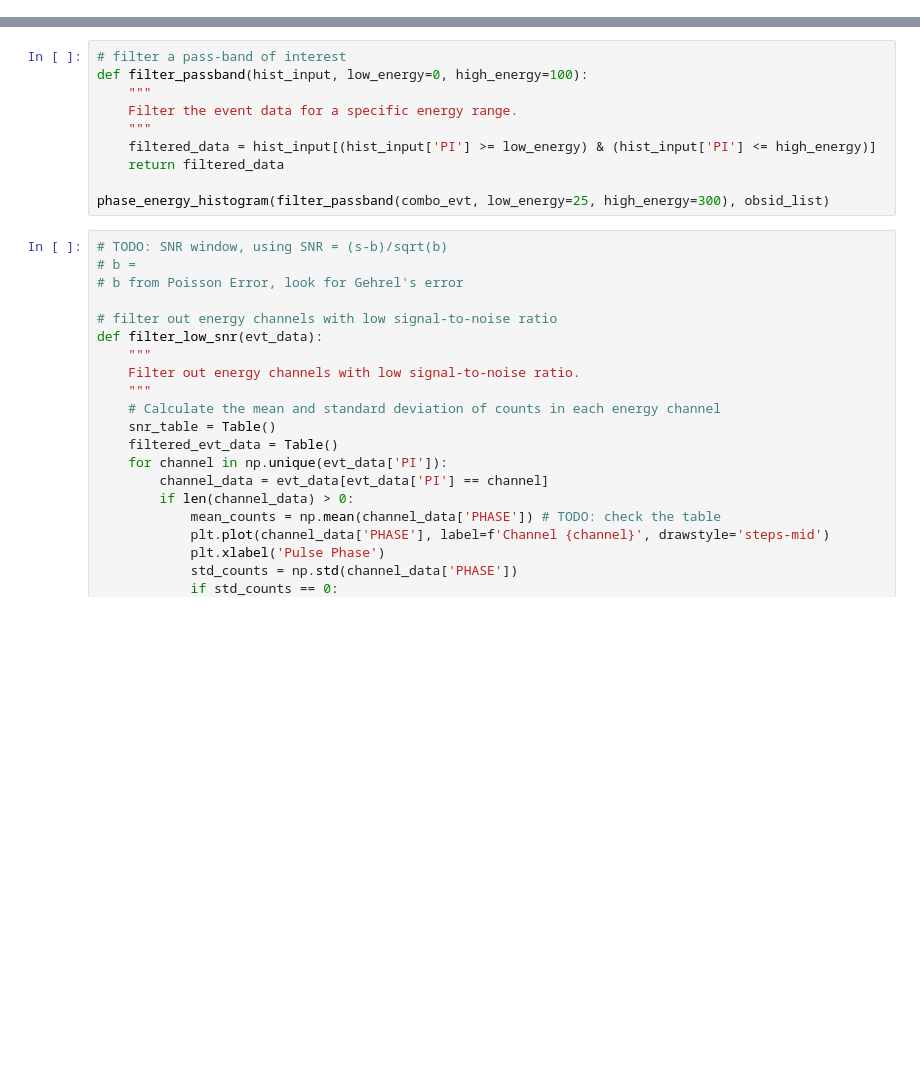
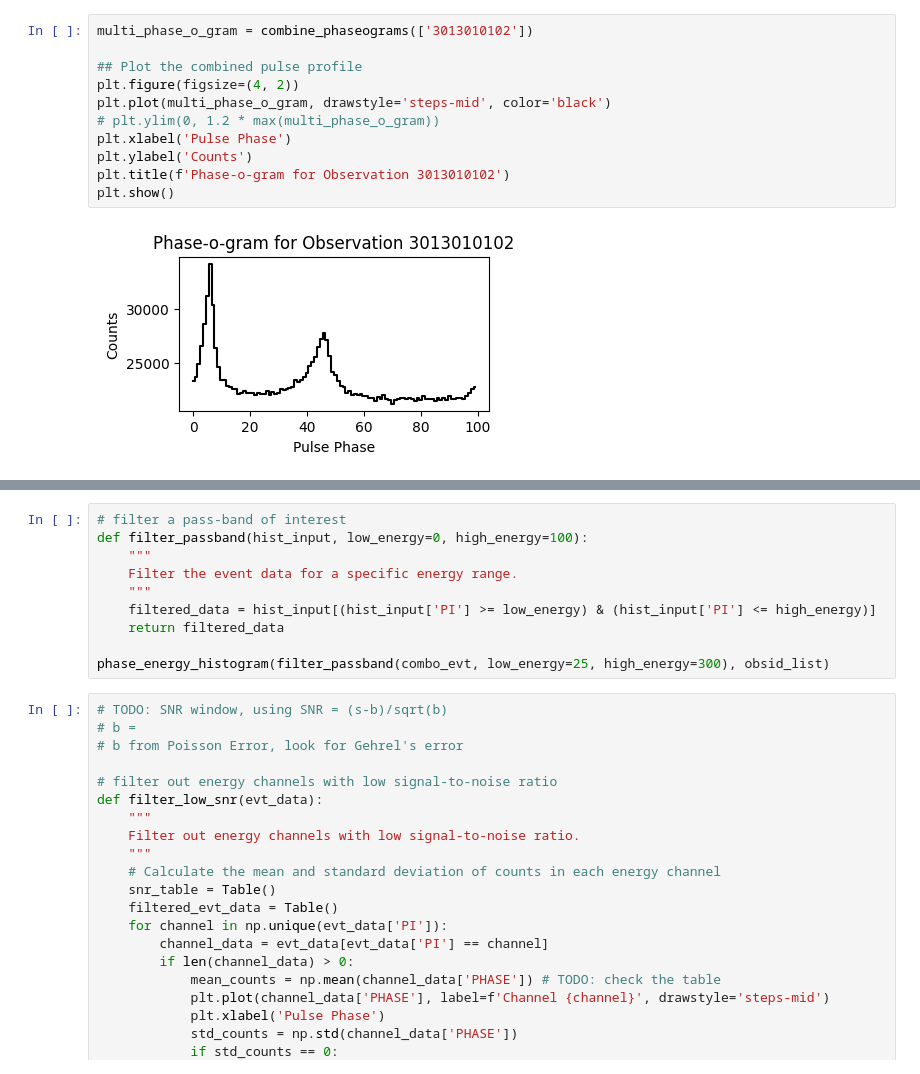
Before and after one commit to jacobspacepayne/nicer-observation, a Jupyter notebook: astropy_fits_tutorial_notebook.ipynb, the cells around one changed output, grey strips where cells are left out. Saved outputs shown, nothing was run; the diff lists cells and outputs as text; blank space fills up the shorter version.

```diff
--- a/astropy_fits_tutorial_notebook.ipynb
+++ b/astropy_fits_tutorial_notebook.ipynb
@@ -90,2 +147,15 @@ evt_data = get_evt_data(obsid_list[0])
+# %%
+multi_phase_o_gram = combine_phaseograms(['3013010102'])
+
+## Plot the combined pulse profile
+plt.figure(figsize=(4, 2))
+plt.plot(multi_phase_o_gram, drawstyle='steps-mid', color='black')
+# plt.ylim(0, 1.2 * max(multi_phase_o_gram))
+plt.xlabel('Pulse Phase')
+plt.ylabel('Counts')
+plt.title(f'Phase-o-gram for Observation 3013010102')
+plt.show()
+# %% [output]
+[figure, added]
 # %%
 # read the first 10 events from the evt data
```
Also changed, not shown: parts of 11 cells of this notebook, 4 other files.
